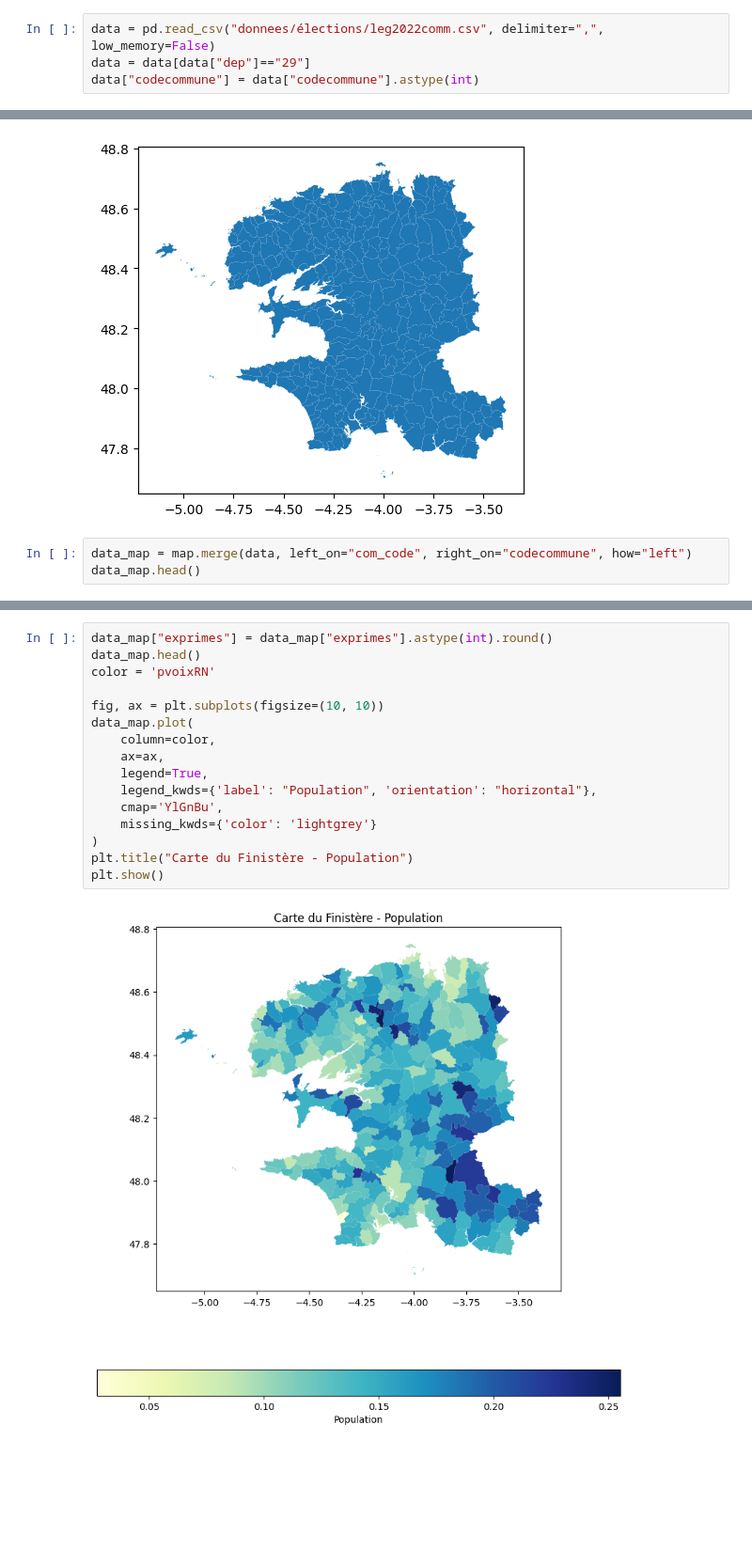
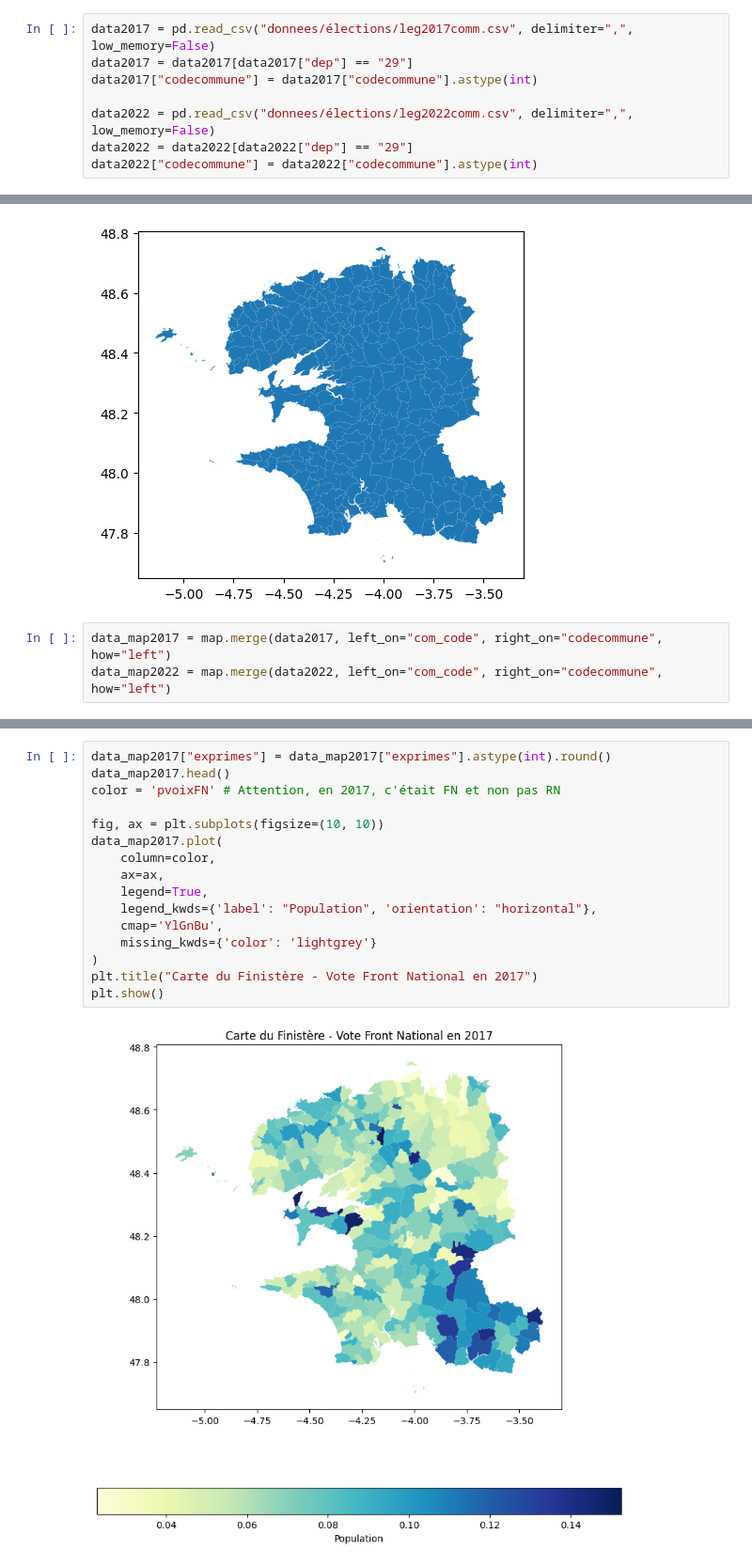
Before and after one commit to aotrou/Python_DS_Vote, a Jupyter notebook: carte_avec_votes.ipynb, the cells around one changed output, grey strips where cells are left out. Shown: that part at 94% size. Cells and saved outputs as stored; diff of their text form; blank space fills up the shorter version.

```diff
--- a/carte_avec_votes.ipynb
+++ b/carte_avec_votes.ipynb
@@ -6,9 +6,13 @@ import csv
 import geopandas as gpd
 pd.set_option('display.max_columns', None)
 # %%
-data = pd.read_csv("donnees/élections/leg2022comm.csv", delimiter=",", low_memory=False)
-data = data[data["dep"]=="29"]
-data["codecommune"] = data["codecommune"].astype(int)
+data2017 = pd.read_csv("donnees/élections/leg2017comm.csv", delimiter=",", low_memory=False)
+data2017 = data2017[data2017["dep"] == "29"]
+data2017["codecommune"] = data2017["codecommune"].astype(int)
+
+data2022 = pd.read_csv("donnees/élections/leg2022comm.csv", delimiter=",", low_memory=False)
+data2022 = data2022[data2022["dep"] == "29"]
+data2022["codecommune"] = data2022["codecommune"].astype(int)
 # %%
 map = gpd.read_file("donnees/élections/communes-france.geojson")
 map = map[map["dep_code"]=="29"]
@@ -18,5 +22,5 @@ map.plot()
 <Axes: >
 [figure]
 # %%
-data_map = map.merge(data, left_on="com_code", right_on="codecommune", how="left")
-data_map.head()
+data_map2017 = map.merge(data2017, left_on="com_code", right_on="codecommune", how="left")
+data_map2022 = map.merge(data2022, left_on="com_code", right_on="codecommune", how="left")
@@ -30,18 +27,18 @@ data_map.head()
 # %%
-data_map["exprimes"] = data_map["exprimes"].astype(int).round()
-data_map.head()
-color = 'pvoixRN'
+data_map2017["exprimes"] = data_map2017["exprimes"].astype(int).round()
+data_map2017.head()
+color = 'pvoixFN' # Attention, en 2017, c'était FN et non pas RN
 
 fig, ax = plt.subplots(figsize=(10, 10))
-data_map.plot(
+data_map2017.plot(
     column=color,
     ax=ax,
     legend=True,
     legend_kwds={'label': "Population", 'orientation': "horizontal"},
     cmap='YlGnBu',
     missing_kwds={'color': 'lightgrey'}
 )
-plt.title("Carte du Finistère - Population")
+plt.title("Carte du Finistère - Vote Front National en 2017")
 plt.show()
 # %% [output]
-[figure, old version]
+[figure, new version]
```
Also changed, not shown: parts of 2 cells of this notebook, 1 other file.
